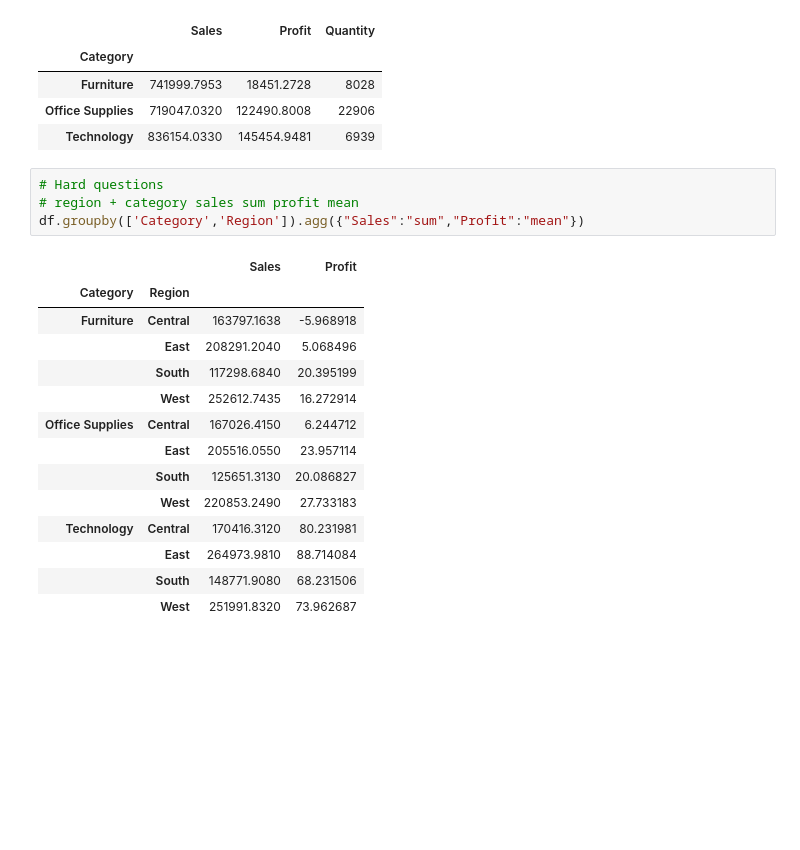
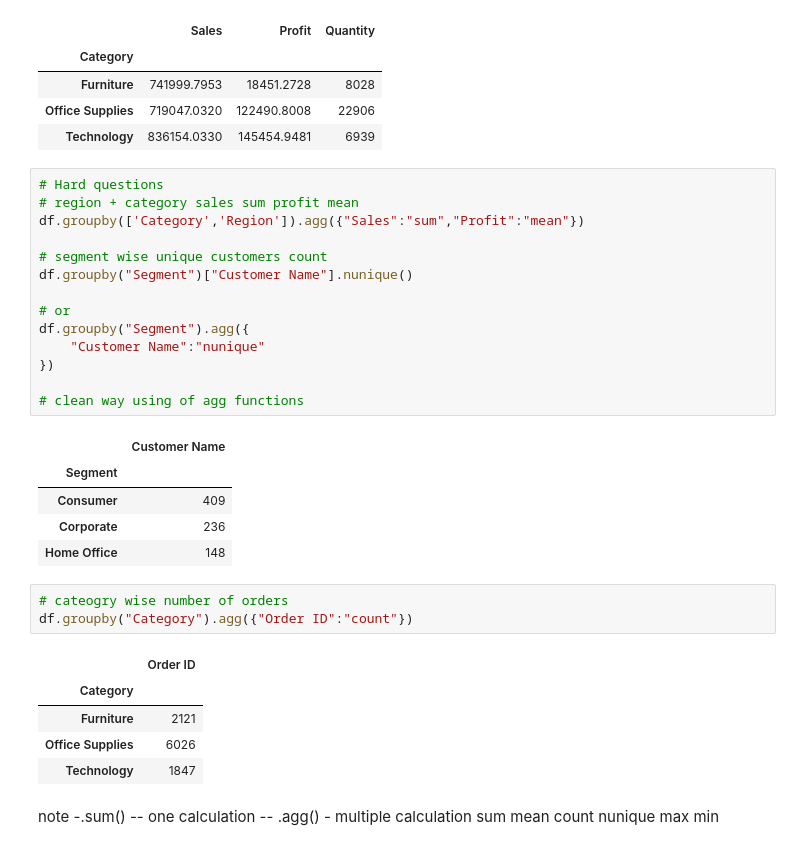
Before and after one commit to Deepanshu-8126/Pandas, a Jupyter notebook: pandas_july_oneshot_rev.ipynb, the cells around one changed output. Cells and saved outputs as stored; diff of their text form; blank space fills up the shorter version.

```diff
--- a/pandas_july_oneshot_rev.ipynb
+++ b/pandas_july_oneshot_rev.ipynb
@@ -834,19 +829,38 @@ df.groupby("Category").agg({"Sales":"sum","Profit":"sum","Quantity":"sum"})
 # %%
 # Hard questions
 # region + category sales sum profit mean
 df.groupby(['Category','Region']).agg({"Sales":"sum","Profit":"mean"})
+
+# segment wise unique customers count
+df.groupby("Segment")["Customer Name"].nunique()
+
+# or
+df.groupby("Segment").agg({
+    "Customer Name":"nunique"
+})
+
+# clean way using of agg functions
 # %% [output]
-|  |  | Sales | Profit |
-| Category | Region |  |  |
-| Furniture | Central | 163797.1638 | -5.968918 |
-|  | East | 208291.2040 | 5.068496 |
-|  | South | 117298.6840 | 20.395199 |
-|  | West | 252612.7435 | 16.272914 |
-| Office Supplies | Central | 167026.4150 | 6.244712 |
-|  | East | 205516.0550 | 23.957114 |
-|  | South | 125651.3130 | 20.086827 |
-|  | West | 220853.2490 | 27.733183 |
-| Technology | Central | 170416.3120 | 80.231981 |
-|  | East | 264973.9810 | 88.714084 |
-|  | South | 148771.9080 | 68.231506 |
-|  | West | 251991.8320 | 73.962687 |
+|  | Customer Name |
+| Segment |  |
+| Consumer | 409 |
+| Corporate | 236 |
+| Home Office | 148 |
+# %%
+# cateogry wise number of orders
+df.groupby("Category").agg({"Order ID":"count"})
+# %% [output]
+|  | Order ID |
+| Category |  |
+| Furniture | 2121 |
+| Office Supplies | 6026 |
+| Technology | 1847 |
+# %% [markdown]
+note -.sum() -- one calculation
+-- .agg() - multiple calculation
+sum
+mean
+count
+nunique
+max
+min
```
Also changed, not shown: parts of 2 cells of this notebook.
